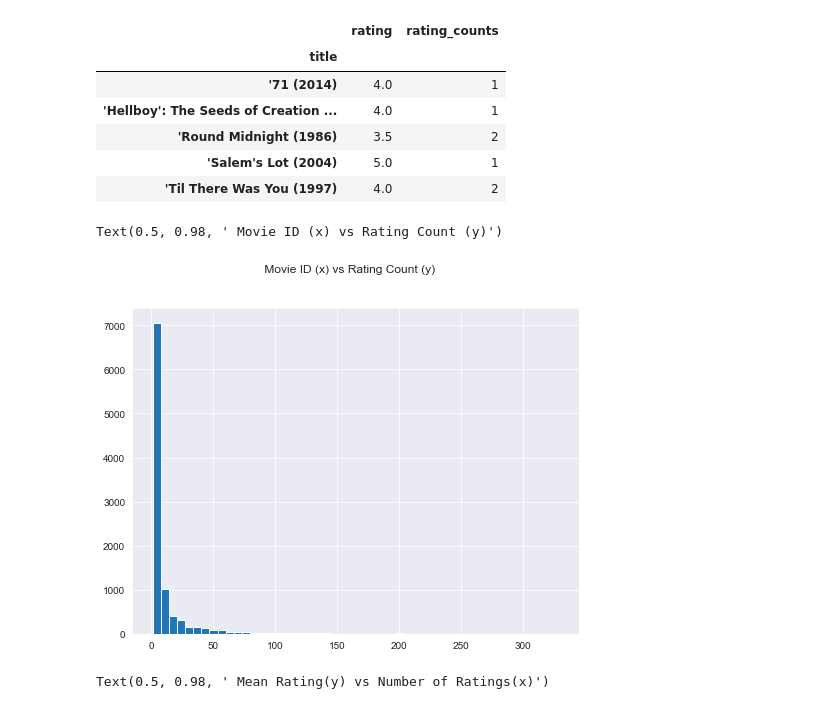
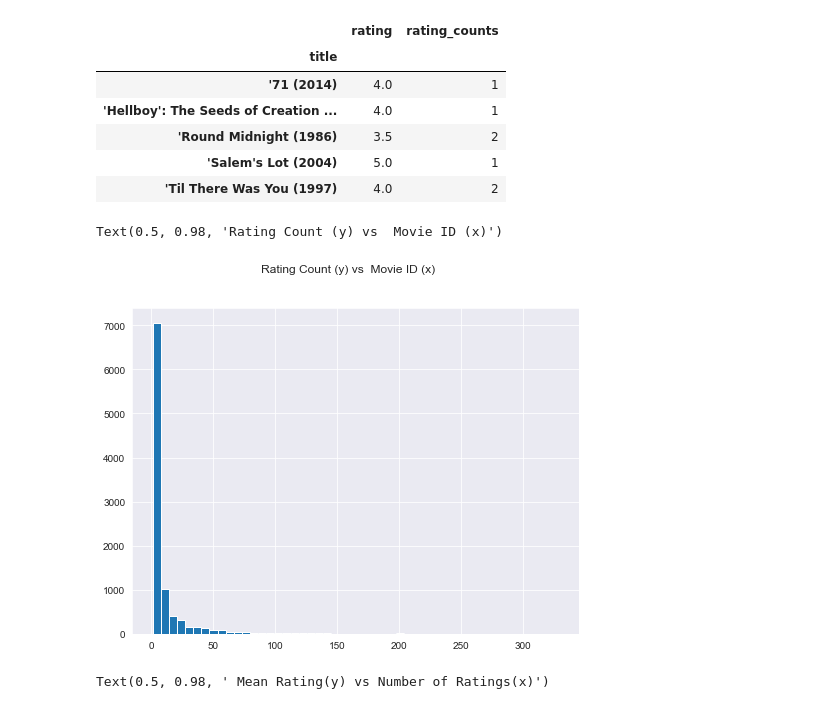
Before and after one commit to TomLavenziano/movie-recommendation-engine, a Jupyter notebook: Movie_Recommendation_Engine.ipynb, the cells around one changed output. Drawn from its saved outputs; the diff is of its cells as text; code cells hidden in the pictures.

```diff
--- a/Movie_Recommendation_Engine.ipynb
+++ b/Movie_Recommendation_Engine.ipynb
@@ -152,15 +152,15 @@ ratings_mean_count.head()
 # %%
 # Histogram: Number of Ratings Per Movie
 
 sns.set_style('dark')
 plt.figure(figsize=(8,6))
 plt.rcParams['patch.force_edgecolor'] = True
 ratings_mean_count['rating_counts'].hist(bins=50)
 
-plt.suptitle(' Movie ID (x) vs Rating Count (y)')
+plt.suptitle('Rating Count (y) vs  Movie ID (x)')
 # %% [output]
-Text(0.5, 0.98, ' Movie ID (x) vs Rating Count (y)')
+Text(0.5, 0.98, 'Rating Count (y) vs  Movie ID (x)')
-[figure, old version]
+[figure, new version]
 # %%
 # Histogram: Average Ratings Per Movie
 
```
Also changed, not shown: parts of 7 cells of this notebook.
